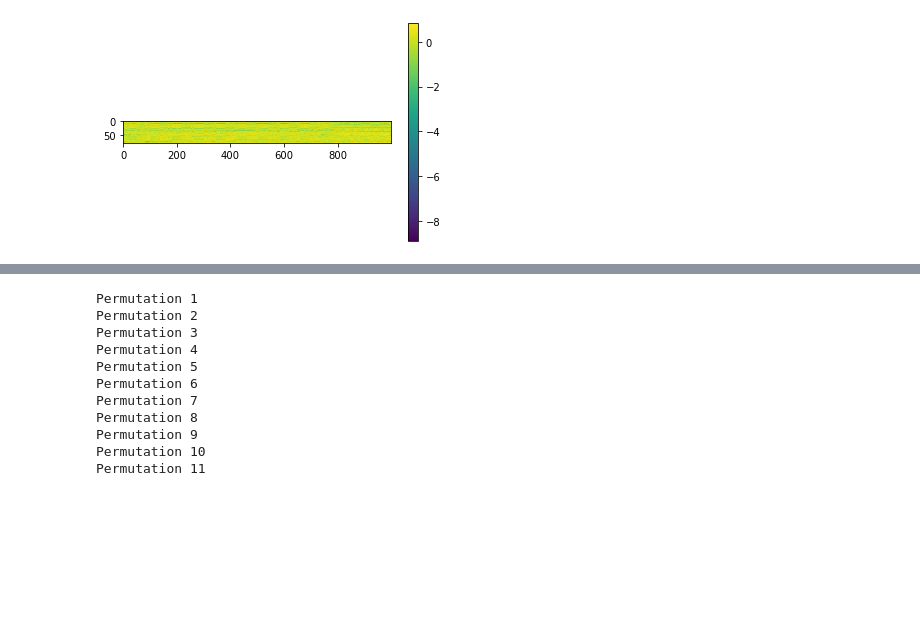
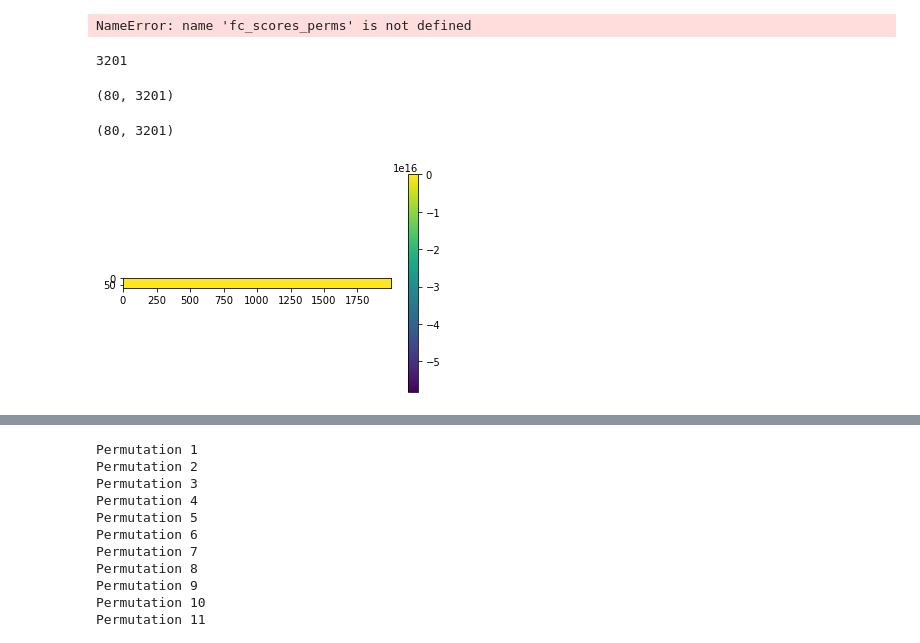
Before and after one commit to emilyolafson/cognition_nemo, a Jupyter notebook: iowa_SC_FC_cognition.ipynb, the cells around one changed output, grey strips where cells are left out. Saved outputs shown, nothing was run; the diff lists cells and outputs as text; code cells hidden in the pictures; blank space fills up the shorter version.

```diff
--- a/iowa_SC_FC_cognition.ipynb
+++ b/iowa_SC_FC_cognition.ipynb
@@ -29,12 +30,21 @@ subj_id =  pd.read_csv(data_dir + 'final_subIDs.csv',header=None)[0]
 sc = np.zeros([len(subj_id),3655])
 
 for i in range(len(subj_id)):
-    filename = data_dir + "%s_nemo_output_chacoconn_fs86subj_nemoSC_volnorm.txt" % (subj_id[i])
+    filename = data_dir + "sc/%s_nemo_output_chacoconn_fs86subj_nemoSC_volnorm.txt" % (subj_id[i])
     sc_tmp = pd.read_csv(filename, header=0, sep=' ').values
     np.fill_diagonal(sc_tmp, 0)
     sc[i,:] = sc_tmp[np.triu_indices(nROIs,k=1)]
 
 sio.savemat(data_dir + 'allstroke_SCs.mat', {'sc':sc}) # used to predict eFC using Zijin's code.
+
+# Load FC
+fc = np.zeros([len(subj_id),3655])
+
+for i in range(len(subj_id)):
+    filename = data_dir + "fc/%s_FC.txt" % (subj_id[i])
+    fc_tmp = pd.read_csv(filename, header=0, sep=' ').values
+    np.fill_diagonal(sc_tmp, 0)
+    fc[i,:] = fc_tmp[np.triu_indices(nROIs,k=1)]
 # %%
 # Load demographic variables and outcome measures (TMT and WAIS)
 
@@ -45,17 +55,18 @@ demo =  pd.read_csv(data_dir + 'demographic_final.csv',header=0)
 tmt = pd.read_csv(data_dir + 'T_MT_A_TIME.csv',header=None)
 wais = pd.read_csv(data_dir + 'WAIS_IV_DS_TOTAL_RAW.csv',header=None)
 # %%
-# Set global training variables
+#set the number of folds you want in the inner and outer folds of the nested cross-validation
+k = 5
 
 #set the proportion of data you want in your training set
 train_size = .8
 
 #set the number of variables you want to predict
-n_cog = 2
+ncog = 1
 
 #set x data to be the input variable you want to use
 #ie fc, sc, or hc
-X = sc
+X = fc
 
 # remove parameters that are 0 for all subjects
 zeros=X==0
@@ -64,17 +75,19 @@ zeros=zeros==101
 X=X[:,~zeros]
 
 #set y to be the cognitive metrics you want to predict
-Y = np.concatenate((tmt, wais), axis=1)
+Y = np.array(wais)
+#Y=np.concatenate((tmt, wais), axis=1)
+cognition=["TMT", "WAIS"]
 
 #set the number of features
 n_feat = X.shape[0]
 
 #create arrays to store variables
-r2 = np.zeros([n_cog]) #r^2 - coefficient of determination
-var = np.zeros([n_cog])#explained variance
-corr = np.zeros([n_cog]) #correlation between true and predicted (aka prediction accuracy)
-opt_alpha = np.zeros([n_cog]) #optimised alpha (hyperparameter)
-preds = np.zeros([n_cog,int(np.ceil(X.shape[0]*(1-train_size)))]) #predictions made by the model
-cogtest = np.zeros([n_cog,int(np.ceil(X.shape[0]*(1-train_size)))]) #true test values for cognition
-featimp = np.zeros([n_feat, n_cog]) #feature importance extracted from the model
+r2 = np.zeros([ncog]) #r^2 - coefficient of determination
+var = np.zeros([ncog])#explained variance
+corr = np.zeros([ncog]) #correlation between true and predicted (aka prediction accuracy)
+opt_alpha = np.zeros([ncog]) #optimised alpha (hyperparameter)
+preds = np.zeros([ncog,int(np.ceil(X.shape[0]*(1-train_size)))]) #predictions made by the model
+cogtest = np.zeros([ncog,int(np.ceil(X.shape[0]*(1-train_size)))]) #true test values for cognition
+featimp = np.zeros([n_feat, ncog]) #feature importance extracted from the model
 # %%
@@ -174,4 +354,0 @@ KeyError: 1
-# %%
-for train_idx, test_idx in outer_cv.split(x, y):
-    print(train_idx)
-    print(test_idx)
@@ -195,0 +479,4 @@ for train_idx, test_idx in outer_cv.split(x, y):
+# %%
+fc_scores_perms
+# %% [output]
+NameError: name 'fc_scores_perms' is not defined
@@ -196,6 +588,19 @@ for train_idx, test_idx in outer_cv.split(x, y):
+# %%
+len(correl)
+# %% [output]
+3201
+# %%
+print(x.shape)
+# %% [output]
+(80, 3201)
+# %%
+
+print(x.shape)
+# %% [output]
+(80, 3201)
 # %%
-plt.imshow(x[:,1:1000])
+plt.imshow(x[1:100,1:2000])
 plt.colorbar()
 plt.show()
 # %% [output]
-[figure, old version]
+[figure, new version]
```
Also changed, not shown: parts of 14 cells of this notebook, 1 other file.
